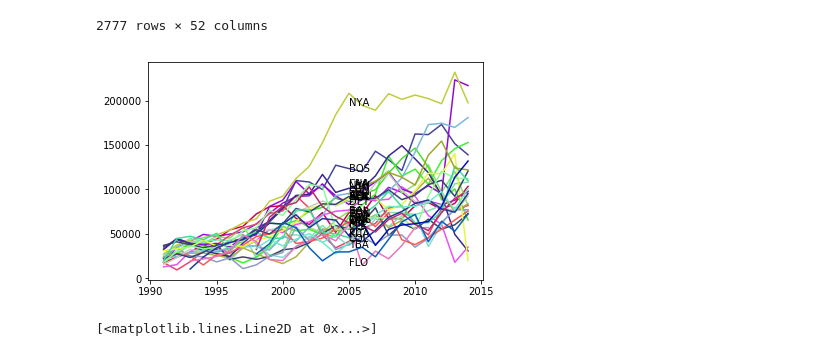
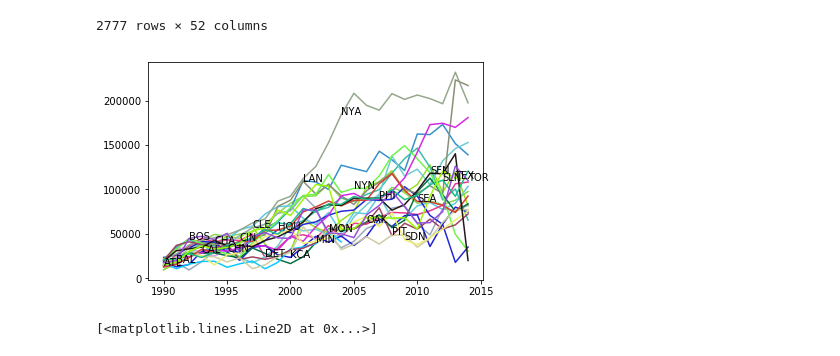
Before and after one commit to mhipona/cmsc320-mhipona, a Jupyter notebook: project2/project2.ipynb, the cells around one changed output. Drawn from its saved outputs; the diff is of its cells as text; code cells hidden in the pictures.

```diff
--- a/project2/project2.ipynb
+++ b/project2/project2.ipynb
@@ -45,28 +45,32 @@ result
 # %%
 import matplotlib.pyplot as plt
 import numpy
 %matplotlib inline
 
 ## Part 2
 ## Problem 2
 result.sort_values("yearID", ascending=True)
-temp_result = result[result['yearID'] > 1990]
+temp_result = result[result['yearID'] >= 1990]
 temp_result = temp_result[temp_result['yearID'] <= 2014]
 teams = temp_result['teamID'].drop_duplicates()
 temp_result = temp_result[['yearID', 'teamID', 'total_payroll_by_thousand']]
 temp_result = temp_result.set_index('teamID')
-temp1 = temp_result.loc[lambda temp_result: temp_result.yearID == 2006, :]
-#print(temp1)
+year = 1990
 for t in teams:
+    temp1 = temp_result.loc[lambda temp_result: temp_result.yearID == year, :]
     if t in temp1.index:
         num = temp1.loc[t,'total_payroll_by_thousand']
-        plt.annotate(t, xy = (2005, num))
+        plt.annotate(t, xy = (year, num))
         plt.plot(temp_result.loc[t,'yearID'], temp_result.loc[t,'total_payroll_by_thousand'],color=numpy.random.rand(3,))
+        if (year < 2014):
+            year+=1
+        else:
+            year = 1990
 ## Question 1: It can be seen that the payroll distribution across the team were increasing by time. Before, the gap
 ## of payroll among the teams were small. Until recent years, the gap was getting larger and the teams pay the players
 ## much more than before.
 # %% [output]
-[figure, old version]
+[figure, new version]
 # %%
 ## Problem 3
 result.sort_values("salary_mean", ascending=True)
```
Also changed, not shown: parts of 21 cells of this notebook.
